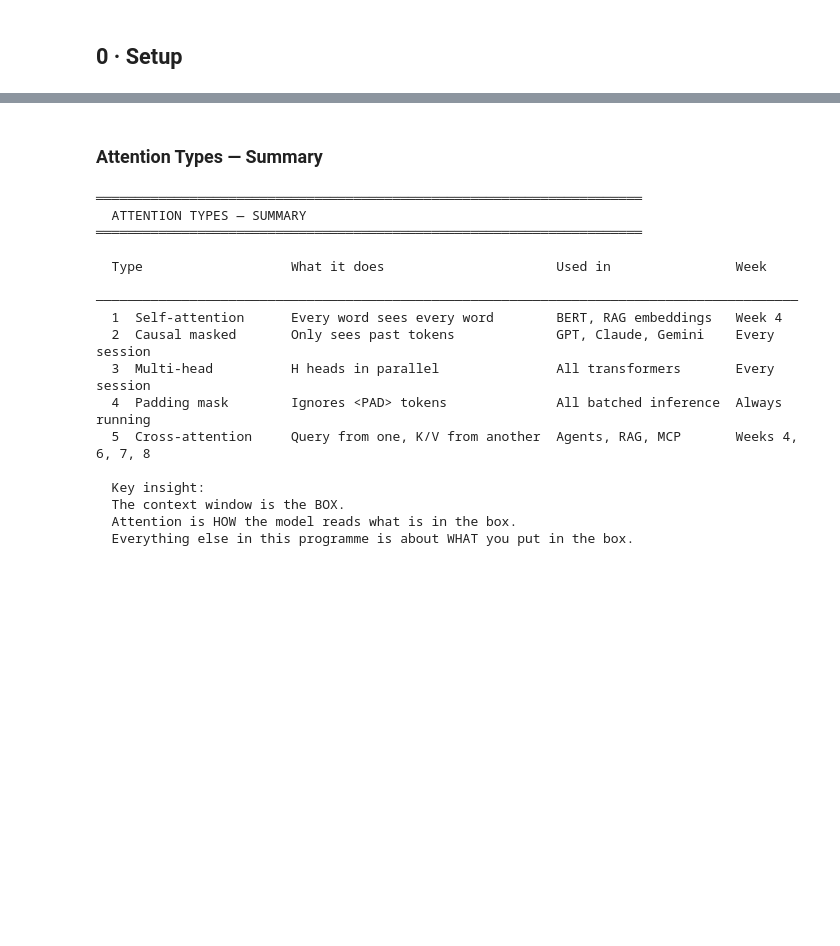
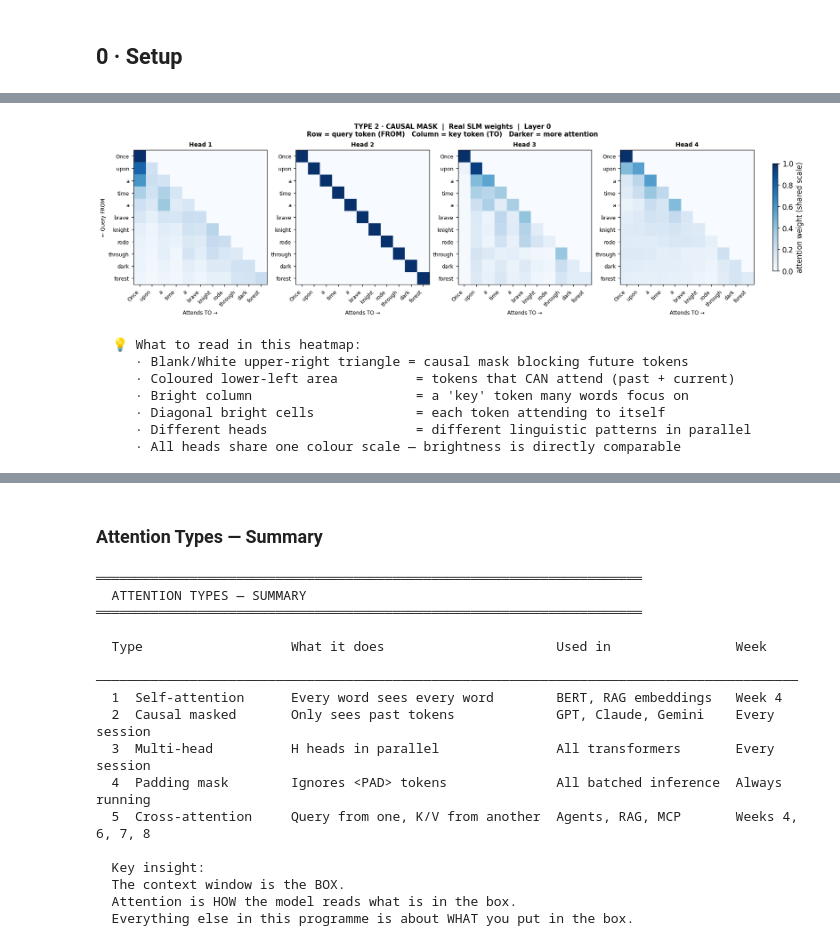
Before and after one commit to chaudharyviv/training_5weeks, a Jupyter notebook: w03_attention_in_action.ipynb, the cells around one changed output, grey strips where cells are left out. Cells and saved outputs as stored; diff of their text form; code cells hidden in the pictures; blank space fills up the shorter version.

```diff
--- a/w03_attention_in_action.ipynb
+++ b/w03_attention_in_action.ipynb
@@ -774,0 +712,73 @@ print("   Same mechanism. Different sources. That is the whole architecture.")
+# %%
+# Part B: Real SLM attention heatmap — causal triangle visible in actual weights
+
+def slm_causal_heatmap(sentence, layer=0, n_heads_to_show=4):
+    """
+    Show real SLM attention weights as a heatmap grid.
+    The causal mask produces the dark upper-left triangle.
+    Row = query token (FROM).  Column = key token (TO).
+    Darker blue = more attention.
+    All heads share the same colour scale so brightness is comparable.
+    """
+    attn, tokens = get_slm_attention(sentence, layer=layer)
+    n_heads_to_show = min(n_heads_to_show, attn.shape[0])
+
+    # Shared vmax across all shown heads so colours are comparable
+    vmax_global = attn[:n_heads_to_show].max()
+
+    fig, axes = plt.subplots(1, n_heads_to_show,
+                             figsize=(3.8 * n_heads_to_show, 4.2),
+                             constrained_layout=True)
+    if n_heads_to_show == 1:
+        axes = [axes]
+
+    fig.suptitle(
+        f"TYPE 2 · CAUSAL MASK  |  Real SLM weights  |  Layer {layer}\n"
+        f"Row = query token (FROM)   Column = key token (TO)   Darker = more attention",
+        fontsize=10, fontweight='bold'
+    )
+
+    for h, ax in enumerate(axes):
+        im = ax.imshow(attn[h], cmap='Blues', vmin=0,
+                       vmax=vmax_global, aspect='auto')
+        ax.set_title(f"Head {h+1}", fontsize=9, fontweight='bold')
+        ax.set_xticks(range(len(tokens)))
+        ax.set_xticklabels(tokens, rotation=45, ha='right', fontsize=8)
+        ax.set_yticks(range(len(tokens)))
+        ax.set_yticklabels(tokens, fontsize=8)
+        if h == 0:
+            ax.set_ylabel("← Query FROM", fontsize=8)
+        ax.set_xlabel("Attends TO →", fontsize=8)
+
+        n = len(tokens)
+        for i in range(n):
+            ax.axhline(i + 0.5, color='white', lw=0.3, alpha=0.4)
+            ax.axvline(i + 0.5, color='white', lw=0.3, alpha=0.4)
+
+    plt.colorbar(im, ax=axes, shrink=0.8, pad=0.03, label='attention weight (shared scale)')
+    plt.show()
+
+    print("  💡 What to read in this heatmap:")
+    # FIX: Flipped 'upper-right' and 'lower-left' descriptions to match standard matrix plots
+    print("     · Blank/White upper-right triangle = causal mask blocking future tokens")
+    print("     · Coloured lower-left area          = tokens that CAN attend (past + current)")
+    print("     · Bright column                     = a 'key' token many words focus on")
+    print("     · Diagonal bright cells             = each token attending to itself")
+    print("     · Different heads                   = different linguistic patterns in parallel")
+    print("     · All heads share one colour scale — brightness is directly comparable")
+
+
+slm_causal_heatmap(
+    sentence        = DEMO_SENTENCE,
+    layer           = 0,
+    n_heads_to_show = 4,
+)
+# %% [output]
+[figure, added]
+  💡 What to read in this heatmap:
+     · Blank/White upper-right triangle = causal mask blocking future tokens
+     · Coloured lower-left area          = tokens that CAN attend (past + current)
+     · Bright column                     = a 'key' token many words focus on
+     · Diagonal bright cells             = each token attending to itself
+     · Different heads                   = different linguistic patterns in parallel
+     · All heads share one colour scale — brightness is directly comparable
```
Also changed, not shown: parts of 52 cells of this notebook, 1 other file.
